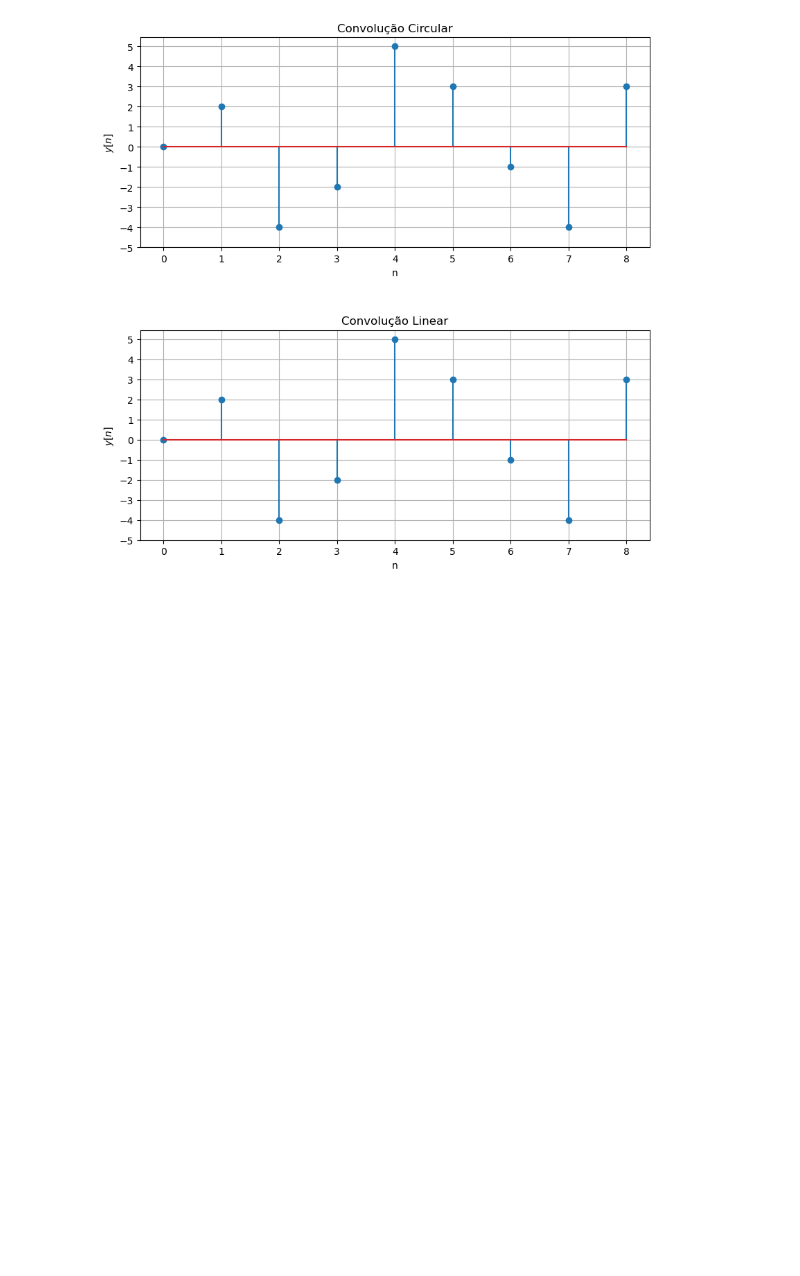
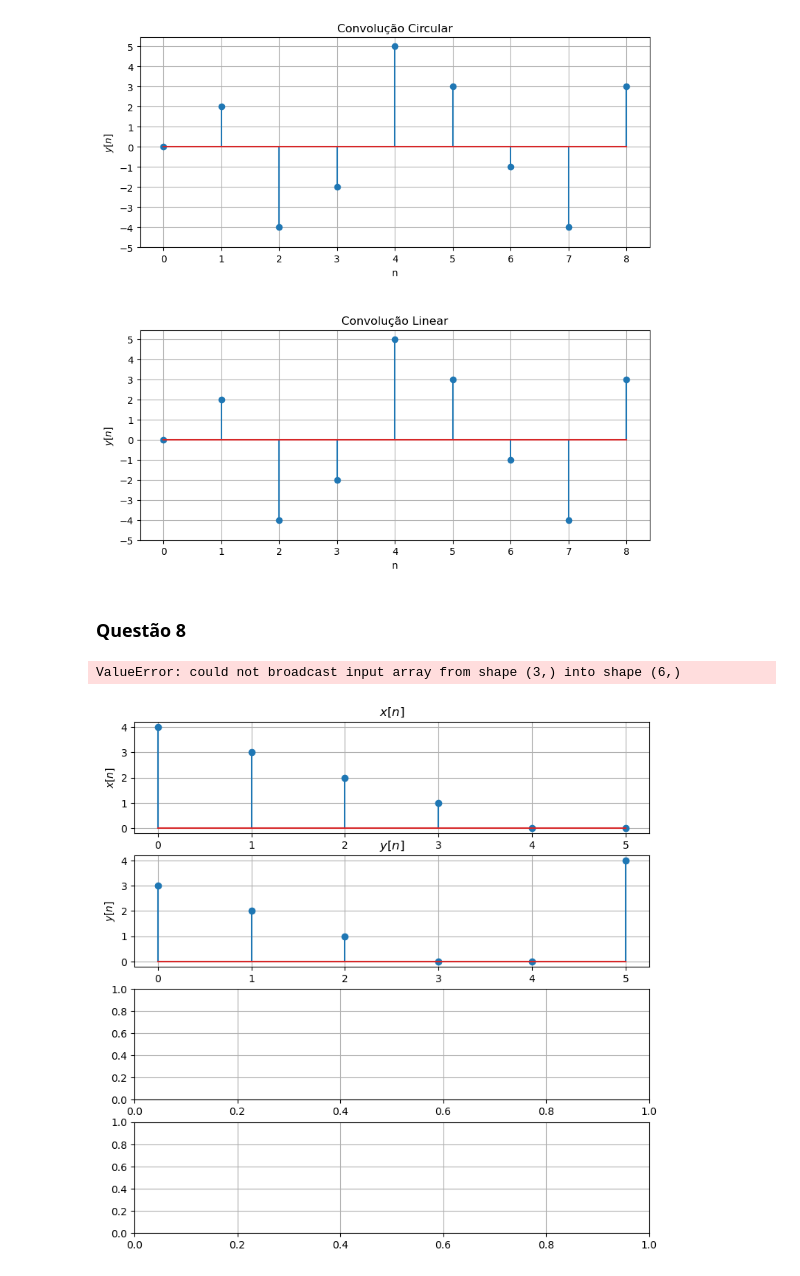
Before and after one commit to gabrielluizep/workbook-eng-telecom, a Jupyter notebook: psd/trabalho-dft.ipynb, the cells around one changed output. Saved outputs shown, nothing was run; the diff lists cells and outputs as text; code cells hidden in the pictures; blank space fills up the shorter version.

```diff
--- a/psd/trabalho-dft.ipynb
+++ b/psd/trabalho-dft.ipynb
@@ -192,3 +192,50 @@ plt.tight_layout(pad=4.0)
 plt.show()
 # %% [output]
 [figure]
+# %% [markdown]
+### Questão 8
+# %%
+N = 6
+n = np.arange(0, N)
+k = np.arange(0, N)
+
+x_n = [4, 3, 2, 1, 0, 0]
+X_k = fft(x_n)
+
+Y_k = X_k * e ** (-1j * 2 * pi / N * 5 * k)
+y_n = ifft(Y_k)
+
+W_k = np.imag(X_k)
+w_n = ifft(W_k)
+
+k_c = np.arange(0, 3)
+Q_k = X_k[2 * k_c + 1]
+q_n = ifft(Q_k)
+# %%
+fig, axs = plt.subplots(4, 1, figsize=(9, 9))
+
+axs[0].stem(n, x_n)
+axs[0].set_title("$x[n]$")
+axs[0].set_xlabel("n")
+axs[0].set_ylabel("$x[n]$")
+
+axs[1].stem(n, np.real(y_n))
+axs[1].set_title("$y[n]$")
+axs[1].set_xlabel("n")
+axs[1].set_ylabel("$y[n]$")
+
+axs[2].stem(n, np.real(w_n))
+axs[2].set_title("$w[n]$")
+axs[2].set_xlabel("n")
+axs[2].set_ylabel("$w[n]$")
+
+axs[3].stem(n, np.real(q_n))
+axs[3].set_title("$q[n]$")
+axs[3].set_xlabel("n")
+axs[3].set_ylabel("$q[n]$")
+
+plt.tight_layout(pad=4.0)
+plt.show()
+# %% [output]
+ValueError: could not broadcast input array from shape (3,) into shape (6,)
+[figure, added]
```
Also changed, not shown: parts of 1 cell of this notebook, 4 other files.
